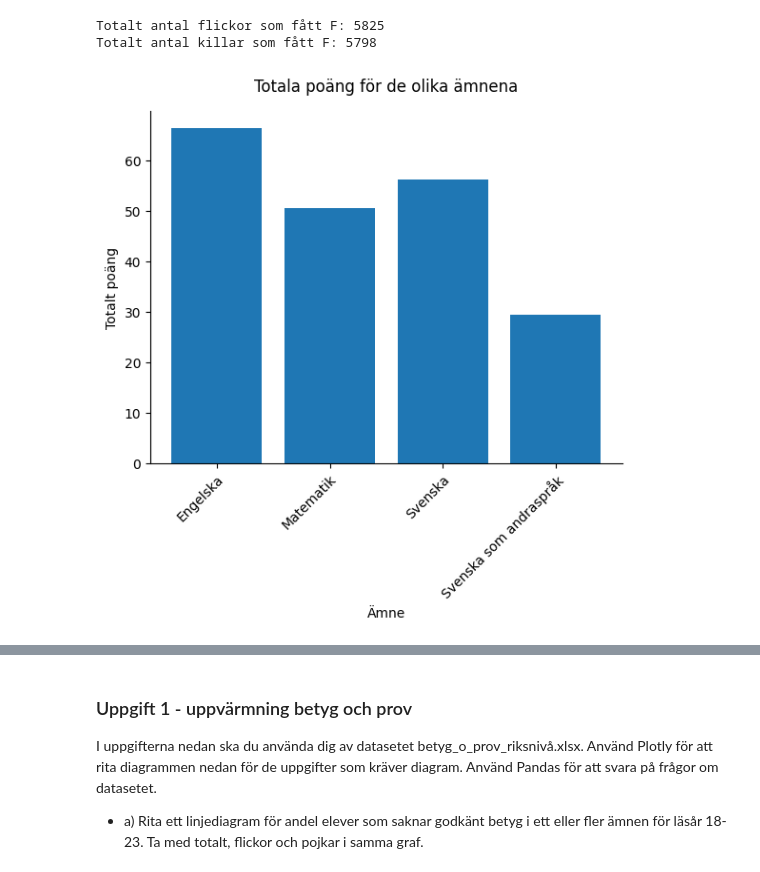
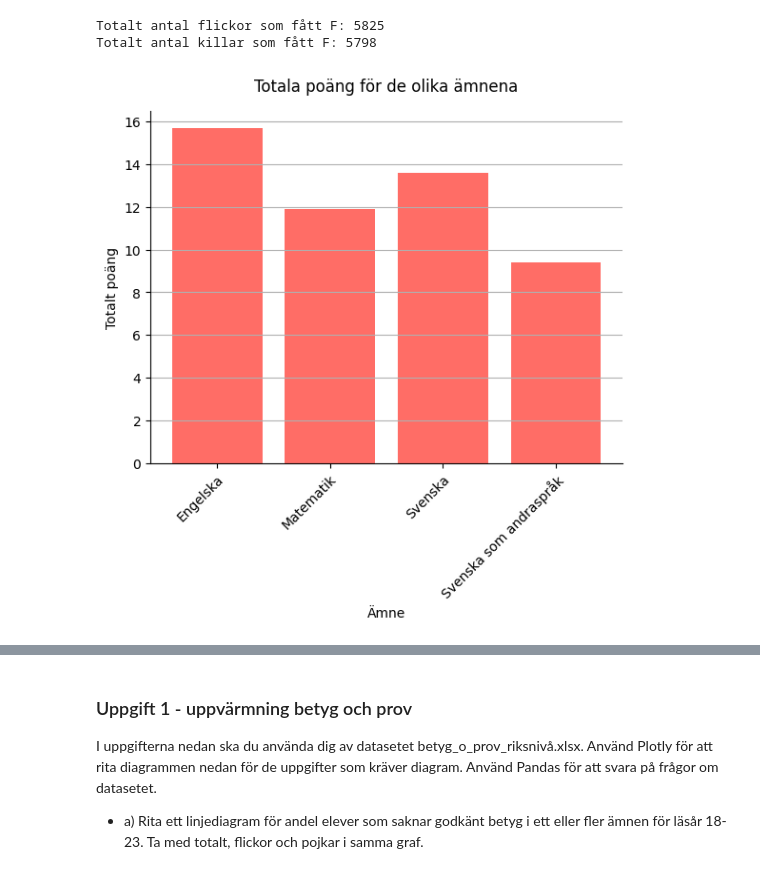
Before and after one commit to SandraAnder/Python-Sandra-Andersson-OPA23, a Jupyter notebook: Labb2/Laboration2_.ipynb, the cells around one changed output, grey strips where cells are left out. Drawn from its saved outputs; the diff is of its cells as text; code cells hidden in the pictures.

```diff
--- a/Labb2/Laboration2_.ipynb
+++ b/Labb2/Laboration2_.ipynb
@@ -96,39 +94,42 @@ Totalt antal killar som fått F: 5798
 # %%
 # C)
 
 import matplotlib.pyplot as plt
 
-# Loopar genom varje sheet och ändrar kolumnnamnen precis som ovan
+# Loops through each sheet and changes the columnnames as above
 for sheet_name, df in df_riks_2023.items():
     if sheet_name in sheets_to_change:
         df_riks_2023[sheet_name] = change_columns(df)
 
-# Skapar en DataFrame med de totala poängen för varje ämne
+# Creates a DataFrame with the total points for each subject
 df_total_points = pd.DataFrame([
-    {'Ämne': sheet_name, 'Totalt poäng': pd.to_numeric(df['Totalt (poäng)'], errors='coerce').sum(axis=0)}
-    for sheet_name, df in df_riks_2023.items() if sheet_name in sheets_to_change and 'Totalt (poäng)' in df.columns
-])
+    {'Ämne': sheet_name, 'Totalt poäng': pd.to_numeric(df.loc[0]['Totalt (poäng)'], errors='coerce')}
+    for sheet_name, df in df_riks_2023.items() if sheet_name in sheets_to_change and 'Totalt (poäng)' in df.columns])
 
-# Rensar bort eventuella NaN-värden
+# Skips/cleans possible NaN-values
 df_total_points.dropna(inplace=True)
 
-# Ritar upp ett stapeldiagram
+# draws the graf
 fig, ax = plt.subplots()
-ax.bar(df_total_points['Ämne'], df_total_points['Totalt poäng'])
+
+ax.bar(df_total_points['Ämne'], df_total_points['Totalt poäng'], color="#FF6D66")
 ax.set_title('Totala poäng för de olika ämnena', pad=15)
 ax.set_xlabel('Ämne')
 ax.set_ylabel('Totalt poäng')
 
-# Tar bort översta och högra axel-linjen
+# Creates a grid in the graf that makes it easier
+ax.grid(axis="y")
+
+# Removes the top and right axel-line
 ax.spines['top'].set_visible(False)
 ax.spines['right'].set_visible(False)
 
-# Ändrar etiketterna på x axeln så de får plats
+# Changes the labels on the x axel so they fit
 plt.xticks(rotation=45, ha="right", rotation_mode="anchor", fontsize=10)
 
 plt.show()
 # %% [output]
-[figure, old version]
+[figure, new version]
 # %%
 # D)
 
```
Also changed, not shown: parts of 27 cells of this notebook, 1 other file.
